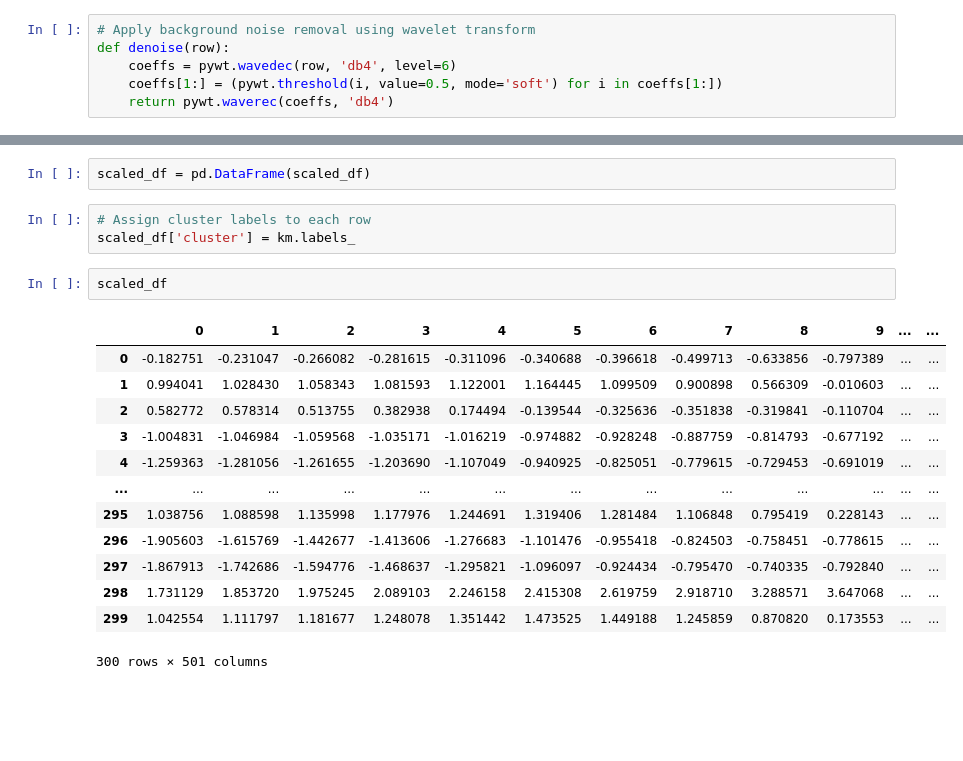
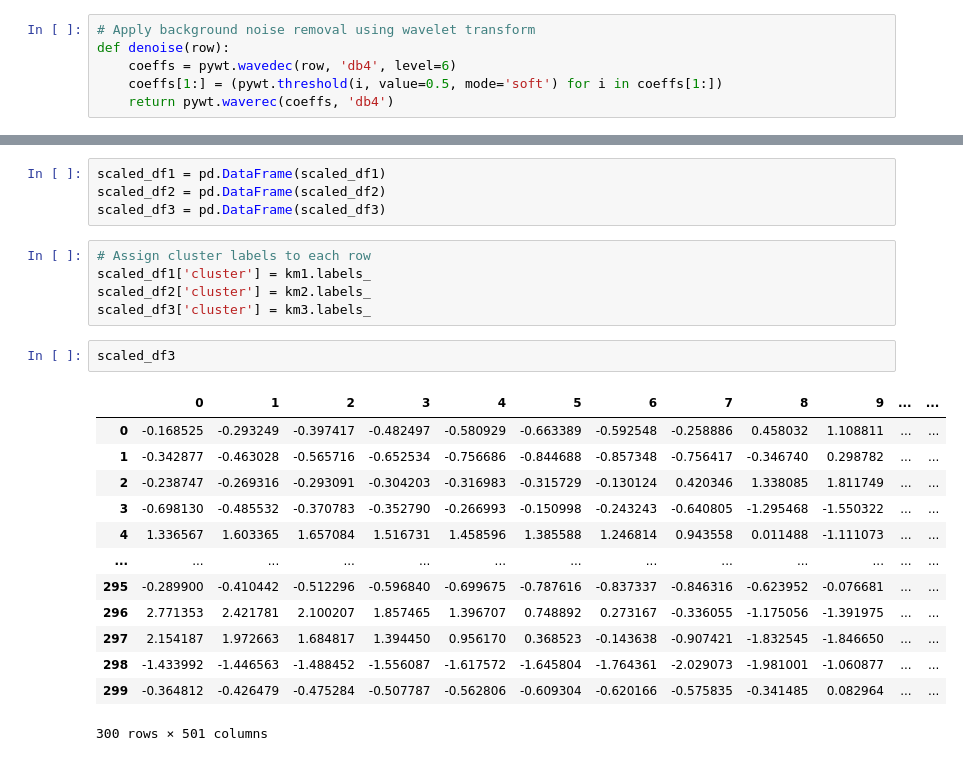
Before and after one commit to Data-Pundits/PHM-Clustering, a Jupyter notebook: Python_code_DTW.ipynb, the cells around one changed output, grey strips where cells are left out. Cells and saved outputs as stored; diff of their text form; blank space fills up the shorter version.

```diff
--- a/Python_code_DTW.ipynb
+++ b/Python_code_DTW.ipynb
@@ -166,25 +162,29 @@ km.fit(scaled_df)
 # %% [output]
 TimeSeriesKMeans(metric='dtw', n_clusters=11)
-# %%
-scaled_df = pd.DataFrame(scaled_df)
+# %%
+scaled_df1 = pd.DataFrame(scaled_df1)
+scaled_df2 = pd.DataFrame(scaled_df2)
+scaled_df3 = pd.DataFrame(scaled_df3)
 # %%
 # Assign cluster labels to each row
-scaled_df['cluster'] = km.labels_
+scaled_df1['cluster'] = km1.labels_
+scaled_df2['cluster'] = km2.labels_
+scaled_df3['cluster'] = km3.labels_
-# %%
-scaled_df
-# %% [output]
-|  | 0 | 1 | 2 | 3 | 4 | 5 | 6 | 7 | 8 | 9 | ... | ... |
-| 0 | -0.182751 | -0.231047 | -0.266082 | -0.281615 | -0.311096 | -0.340688 | -0.396618 | -0.499713 | -0.633856 | -0.797389 | ... | ... |
-| 1 | 0.994041 | 1.028430 | 1.058343 | 1.081593 | 1.122001 | 1.164445 | 1.099509 | 0.900898 | 0.566309 | -0.010603 | ... | ... |
-| 2 | 0.582772 | 0.578314 | 0.513755 | 0.382938 | 0.174494 | -0.139544 | -0.325636 | -0.351838 | -0.319841 | -0.110704 | ... | ... |
-| 3 | -1.004831 | -1.046984 | -1.059568 | -1.035171 | -1.016219 | -0.974882 | -0.928248 | -0.887759 | -0.814793 | -0.677192 | ... | ... |
-| 4 | -1.259363 | -1.281056 | -1.261655 | -1.203690 | -1.107049 | -0.940925 | -0.825051 | -0.779615 | -0.729453 | -0.691019 | ... | ... |
-| ... | ... | ... | ... | ... | ... | ... | ... | ... | ... | ... | ... | ... |
-| 295 | 1.038756 | 1.088598 | 1.135998 | 1.177976 | 1.244691 | 1.319406 | 1.281484 | 1.106848 | 0.795419 | 0.228143 | ... | ... |
-| 296 | -1.905603 | -1.615769 | -1.442677 | -1.413606 | -1.276683 | -1.101476 | -0.955418 | -0.824503 | -0.758451 | -0.778615 | ... | ... |
-| 297 | -1.867913 | -1.742686 | -1.594776 | -1.468637 | -1.295821 | -1.096097 | -0.924434 | -0.795470 | -0.740335 | -0.792840 | ... | ... |
-| 298 | 1.731129 | 1.853720 | 1.975245 | 2.089103 | 2.246158 | 2.415308 | 2.619759 | 2.918710 | 3.288571 | 3.647068 | ... | ... |
-| 299 | 1.042554 | 1.111797 | 1.181677 | 1.248078 | 1.351442 | 1.473525 | 1.449188 | 1.245859 | 0.870820 | 0.173553 | ... | ... |
-300 rows × 501 columns
+# %%
+scaled_df3
+# %% [output]
+|  | 0 | 1 | 2 | 3 | 4 | 5 | 6 | 7 | 8 | 9 | ... | ... |
+| 0 | -0.168525 | -0.293249 | -0.397417 | -0.482497 | -0.580929 | -0.663389 | -0.592548 | -0.258886 | 0.458032 | 1.108811 | ... | ... |
+| 1 | -0.342877 | -0.463028 | -0.565716 | -0.652534 | -0.756686 | -0.844688 | -0.857348 | -0.756417 | -0.346740 | 0.298782 | ... | ... |
+| 2 | -0.238747 | -0.269316 | -0.293091 | -0.304203 | -0.316983 | -0.315729 | -0.130124 | 0.420346 | 1.338085 | 1.811749 | ... | ... |
+| 3 | -0.698130 | -0.485532 | -0.370783 | -0.352790 | -0.266993 | -0.150998 | -0.243243 | -0.640805 | -1.295468 | -1.550322 | ... | ... |
+| 4 | 1.336567 | 1.603365 | 1.657084 | 1.516731 | 1.458596 | 1.385588 | 1.246814 | 0.943558 | 0.011488 | -1.111073 | ... | ... |
+| ... | ... | ... | ... | ... | ... | ... | ... | ... | ... | ... | ... | ... |
+| 295 | -0.289900 | -0.410442 | -0.512296 | -0.596840 | -0.699675 | -0.787616 | -0.837337 | -0.846316 | -0.623952 | -0.076681 | ... | ... |
+| 296 | 2.771353 | 2.421781 | 2.100207 | 1.857465 | 1.396707 | 0.748892 | 0.273167 | -0.336055 | -1.175056 | -1.391975 | ... | ... |
+| 297 | 2.154187 | 1.972663 | 1.684817 | 1.394450 | 0.956170 | 0.368523 | -0.143638 | -0.907421 | -1.832545 | -1.846650 | ... | ... |
+| 298 | -1.433992 | -1.446563 | -1.488452 | -1.556087 | -1.617572 | -1.645804 | -1.764361 | -2.029073 | -1.981001 | -1.060877 | ... | ... |
+| 299 | -0.364812 | -0.426479 | -0.475284 | -0.507787 | -0.562806 | -0.609304 | -0.620166 | -0.575835 | -0.341485 | 0.082964 | ... | ... |
+300 rows × 501 columns
 # %%
 y_true1 = y_true1[:300]
```
Also changed, not shown: parts of 15 cells of this notebook.
